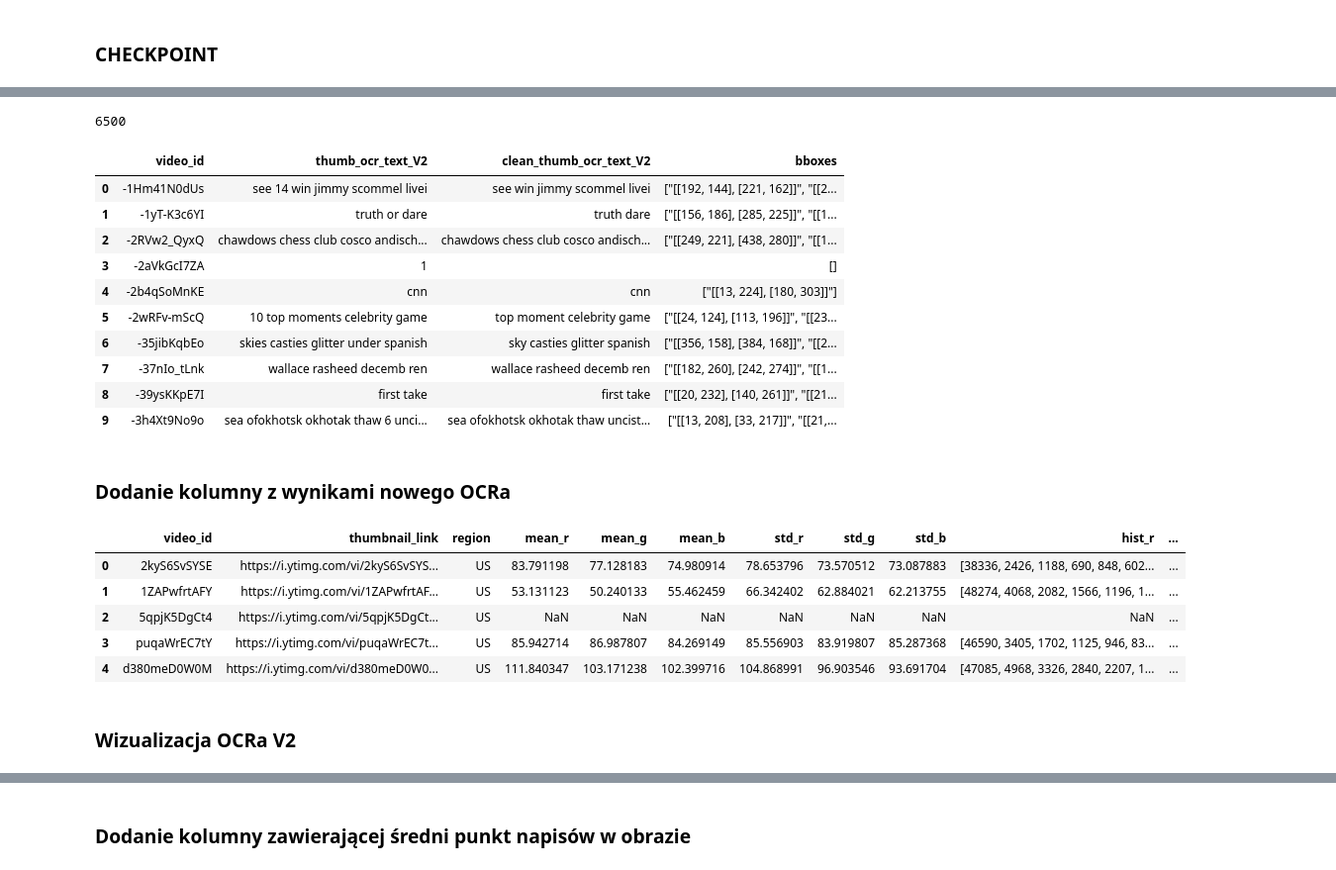
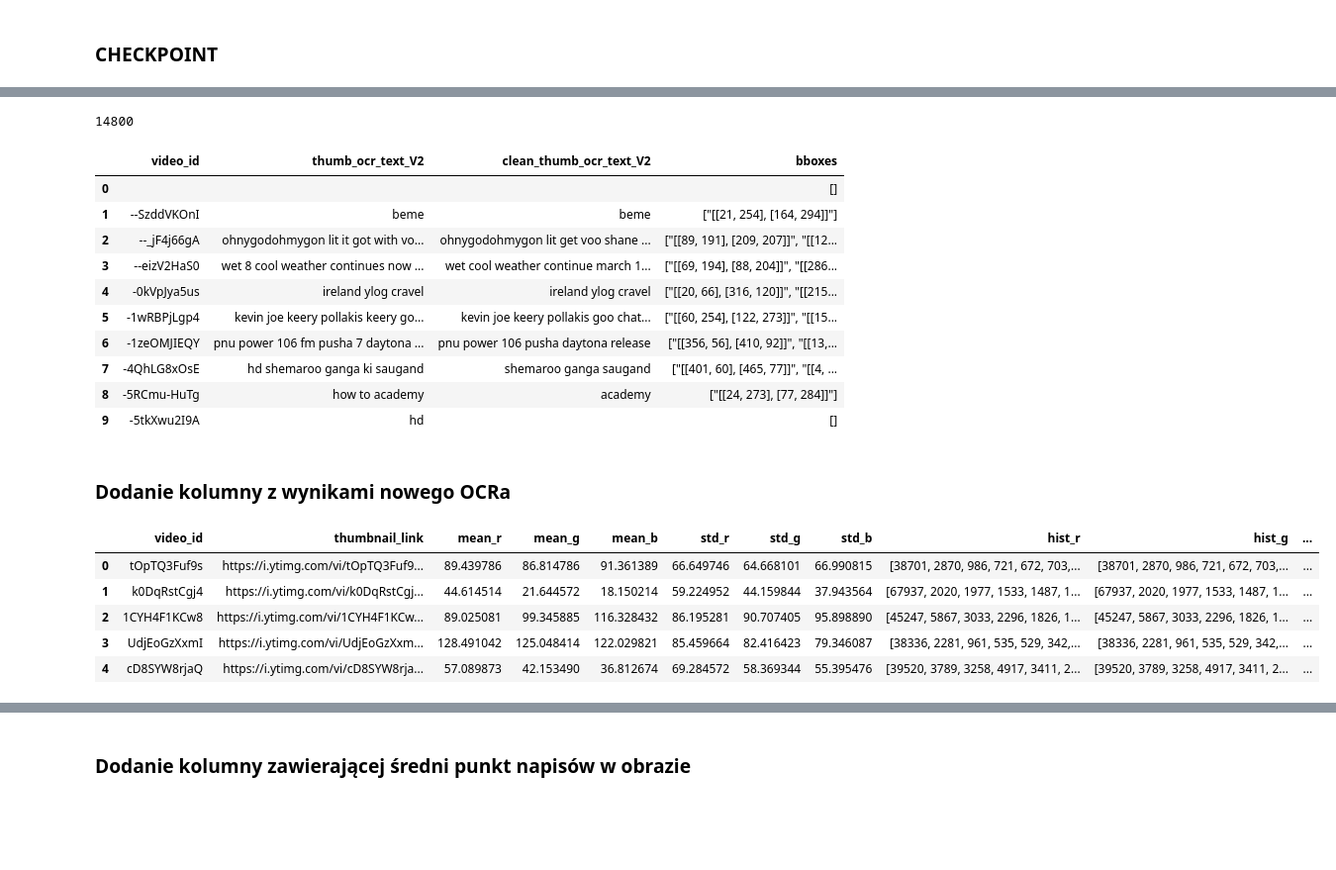
Before and after one commit to AdamKlejda/PED_YT, a Jupyter notebook: notebooks/Etap5/Etap2/LiLatee_Etap2.ipynb, the cells around one changed output, grey strips where cells are left out. Shown at 99% size. Drawn from its saved outputs; the diff is of its cells as text; code cells hidden in the pictures; blank space fills up the shorter version.

```diff
--- a/notebooks/Etap5/Etap2/LiLatee_Etap2.ipynb
+++ b/notebooks/Etap5/Etap2/LiLatee_Etap2.ipynb
@@ -111,9 +100,6 @@ def downloadThumbnails(df, quality='hq'):
 # %%
 import json
-GB = open("./../../data/thumbnailsHQ/GB/ids_without_thumbnail.txt", 'r')
-GB = json.loads(GB.read())
-print(f"GB: {len(GB)}")
-US = open("./../../data/thumbnailsHQ/US/ids_without_thumbnail.txt", 'r')
-US = json.loads(US.read())
-print(f"US: {len(US)}")
+etap5 = open("./../../../data/thumbnailsHQ/Etap5/ids_without_thumbnail.txt", 'r')
+etap5 = json.loads(etap5.read())
+print(f"Etap5: {len(etap5)}")
 # %% [output]
@@ -182,6 +166,6 @@ df[:3]
 # %% [markdown]
 ### CHECKPOINT
 # %%
-df = pd.read_csv(f"./../../our_data/Etap2/lilatee/{region}-01_tesseract.csv")
+df = pd.read_csv(f"./../../../our_data/Etap5/Etap2/lilatee/01_tesseract.csv")
 df[:5]
 # %% [output]
@@ -199,25 +177,0 @@ df[:5]
-# %%
-df = pd.read_csv(f"./../../our_data/Etap2/lilatee/{region}-01_tesseract.csv")
-
-df.loc[:, "thumb_ocr_text"] = df.loc[:, "thumb_ocr_text"].fillna('')
-df.loc[:, "clean_thumb_ocr_text"] = df.loc[:, "clean_thumb_ocr_text"].fillna('')
-
-# ocr_videos = df.loc[df.clean_thumb_ocr_text != '',:][["video_id","thumb_ocr_text","clean_thumb_ocr_text"]][:10]
-# test_ocr_videos_ids = ocr_videos.video_id.values
-test_ocr_videos_ids = ['PUTEiSjKwJU', 'iNsTzqwwioY', '9GqL1DSQDL0', '1cgK-BIrXes',
-       'P4YJwy_T9pM', 'G1Ky9-OoWyo', 'l9nGCJlDclQ', '0Yp9WS6cJFA',
-       'tSjvx_c4meE', 'nR3OdeqiEF8']
-
-n_of_cols = 3
-n_of_rows = int(ocr_videos.shape[0]/n_of_cols)
-fig, axes = plt.subplots(n_of_rows, n_of_cols, figsize=(n_of_cols*5, n_of_rows*5))
-
-for i, row in enumerate(axes):
-    for j, ax in enumerate(row):
-        video = ocr_videos[i*n_of_cols+j:i*n_of_cols+j+1]
-        video_id = video.video_id.values[0]
-        path = Path(f'./../../data/thumbnailsHQ/{region}/{video_id}.png')
-
-        ax.set_title(video.clean_thumb_ocr_text.values[0])
-        img = io.imread(str(path))
-        ax.imshow(img)
@@ -322,7 +289,8 @@ genSlicesWithText(CRAFT_path_results=f"./../../data/OCR_result/{region}/", path_
 # %% [markdown]
 ### CHECKPOINT
 # %%
-df_ocr = pd.read_csv(f"./../../our_data/Etap2/lilatee/{region}-02_ocr.csv")
+df_ocr = pd.read_csv(f"./../../../our_data/Etap5/Etap2/lilatee/02_ocr.csv")
+df_ocr.loc[df_ocr.ocr_text.isna(),:] = ''
 df_ocr[:5]
 # %% [output]
 |  | video_id | word_id | ocr_text | bbox |
@@ -334,35 +302,33 @@ df_ocr[:5]
 # %%
 from utils import concatAndCleanOcrTextV2
 df_ocr = df_ocr.groupby(by="video_id", axis=0).apply(lambda x: concatAndCleanOcrTextV2(x)).reset_index()
-df_ocr.to_csv(f"./../../our_data/Etap2/lilatee/{region}-03_ocr_groupby.csv", index=False)
+df_ocr.to_csv(f"./../../../our_data/Etap5/Etap2/lilatee/03_ocr_groupby.csv", index=False)
 df_ocr[:10]
 # %% [output]
-6500
+14800
 |  | video_id | thumb_ocr_text_V2 | clean_thumb_ocr_text_V2 | bboxes |
-| 0 | -1Hm41N0dUs | see 14 win jimmy scommel livei | see win jimmy scommel livei | ["[[192, 144], [221, 162]]", "[[2... |
-| 1 | -1yT-K3c6YI | truth or dare | truth dare | ["[[156, 186], [285, 225]]", "[[1... |
-| 2 | -2RVw2_QyxQ | chawdows chess club cosco andisch... | chawdows chess club cosco andisch... | ["[[249, 221], [438, 280]]", "[[1... |
-| 3 | -2aVkGcI7ZA | 1 |  | [] |
-| 4 | -2b4qSoMnKE | cnn | cnn | ["[[13, 224], [180, 303]]"] |
-| 5 | -2wRFv-mScQ | 10 top moments celebrity game | top moment celebrity game | ["[[24, 124], [113, 196]]", "[[23... |
-| 6 | -35jibKqbEo | skies casties glitter under spanish | sky casties glitter spanish | ["[[356, 158], [384, 168]]", "[[2... |
-| 7 | -37nIo_tLnk | wallace rasheed decemb ren | wallace rasheed decemb ren | ["[[182, 260], [242, 274]]", "[[1... |
-| 8 | -39ysKKpE7I | first take | first take | ["[[20, 232], [140, 261]]", "[[21... |
-| 9 | -3h4Xt9No9o | sea ofokhotsk okhotak thaw 6 unci... | sea ofokhotsk okhotak thaw uncist... | ["[[13, 208], [33, 217]]", "[[21,... |
+| 0 |  |  |  | [] |
+| 1 | --SzddVKOnI | beme | beme | ["[[21, 254], [164, 294]]"] |
+| 2 | --_jF4j66gA | ohnygodohmygon lit it got with vo... | ohnygodohmygon lit get voo shane ... | ["[[89, 191], [209, 207]]", "[[12... |
+| 3 | --eizV2HaS0 | wet 8 cool weather continues now ... | wet cool weather continue march 1... | ["[[69, 194], [88, 204]]", "[[286... |
+| 4 | -0kVpJya5us | ireland ylog cravel | ireland ylog cravel | ["[[20, 66], [316, 120]]", "[[215... |
+| 5 | -1wRBPjLgp4 | kevin joe keery pollakis keery go... | kevin joe keery pollakis goo chat... | ["[[60, 254], [122, 273]]", "[[15... |
+| 6 | -1zeOMJIEQY | pnu power 106 fm pusha 7 daytona ... | pnu power 106 pusha daytona release | ["[[356, 56], [410, 92]]", "[[13,... |
+| 7 | -4QhLG8xOsE | hd shemaroo ganga ki saugand | shemaroo ganga saugand | ["[[401, 60], [465, 77]]", "[[4, ... |
+| 8 | -5RCmu-HuTg | how to academy | academy | ["[[24, 273], [77, 284]]"] |
+| 9 | -5tkXwu2I9A | hd |  | [] |
 # %% [markdown]
 ### Dodanie kolumny z wynikami nowego OCRa
 # %%
 df_ocr = df_ocr.set_index("video_id")
 df = df.set_index("video_id").join(df_ocr).reset_index()
 df["bboxes"] = df["bboxes"].fillna(json.dumps([]))
-df.to_csv(f"./../../our_data/Etap2/lilatee/{region}-04_ocrV2.csv", index=False)
+df.to_csv(f"./../../../our_data/Etap5/Etap2/lilatee/04_ocrV2.csv", index=False)
 df[:5]
 # %% [output]
-|  | video_id | thumbnail_link | region | mean_r | mean_g | mean_b | std_r | std_g | std_b | hist_r | ... |
-| 0 | 2kyS6SvSYSE | https://i.ytimg.com/vi/2kyS6SvSYS... | US | 83.791198 | 77.128183 | 74.980914 | 78.653796 | 73.570512 | 73.087883 | [38336, 2426, 1188, 690, 848, 602... | ... |
-| 1 | 1ZAPwfrtAFY | https://i.ytimg.com/vi/1ZAPwfrtAF... | US | 53.131123 | 50.240133 | 55.462459 | 66.342402 | 62.884021 | 62.213755 | [48274, 4068, 2082, 1566, 1196, 1... | ... |
-| 2 | 5qpjK5DgCt4 | https://i.ytimg.com/vi/5qpjK5DgCt... | US | NaN | NaN | NaN | NaN | NaN | NaN | NaN | ... |
-| 3 | puqaWrEC7tY | https://i.ytimg.com/vi/puqaWrEC7t... | US | 85.942714 | 86.987807 | 84.269149 | 85.556903 | 83.919807 | 85.287368 | [46590, 3405, 1702, 1125, 946, 83... | ... |
-| 4 | d380meD0W0M | https://i.ytimg.com/vi/d380meD0W0... | US | 111.840347 | 103.171238 | 102.399716 | 104.868991 | 96.903546 | 93.691704 | [47085, 4968, 3326, 2840, 2207, 1... | ... |
+|  | video_id | thumbnail_link | mean_r | mean_g | mean_b | std_r | std_g | std_b | hist_r | hist_g | ... |
+| 0 | tOpTQ3Fuf9s | https://i.ytimg.com/vi/tOpTQ3Fuf9... | 89.439786 | 86.814786 | 91.361389 | 66.649746 | 64.668101 | 66.990815 | [38701, 2870, 986, 721, 672, 703,... | [38701, 2870, 986, 721, 672, 703,... | ... |
+| 1 | k0DqRstCgj4 | https://i.ytimg.com/vi/k0DqRstCgj... | 44.614514 | 21.644572 | 18.150214 | 59.224952 | 44.159844 | 37.943564 | [67937, 2020, 1977, 1533, 1487, 1... | [67937, 2020, 1977, 1533, 1487, 1... | ... |
+| 2 | 1CYH4F1KCw8 | https://i.ytimg.com/vi/1CYH4F1KCw... | 89.025081 | 99.345885 | 116.328432 | 86.195281 | 90.707405 | 95.898890 | [45247, 5867, 3033, 2296, 1826, 1... | [45247, 5867, 3033, 2296, 1826, 1... | ... |
+| 3 | UdjEoGzXxmI | https://i.ytimg.com/vi/UdjEoGzXxm... | 128.491042 | 125.048414 | 122.029821 | 85.459664 | 82.416423 | 79.346087 | [38336, 2281, 961, 535, 529, 342,... | [38336, 2281, 961, 535, 529, 342,... | ... |
+| 4 | cD8SYW8rjaQ | https://i.ytimg.com/vi/cD8SYW8rja... | 57.089873 | 42.153490 | 36.812674 | 69.284572 | 58.369344 | 55.395476 | [39520, 3789, 3258, 4917, 3411, 2... | [39520, 3789, 3258, 4917, 3411, 2... | ... |
-# %% [markdown]
-### Wizualizacja OCRa V2
```
Also changed, not shown: parts of 30 cells of this notebook, 9 other files.
